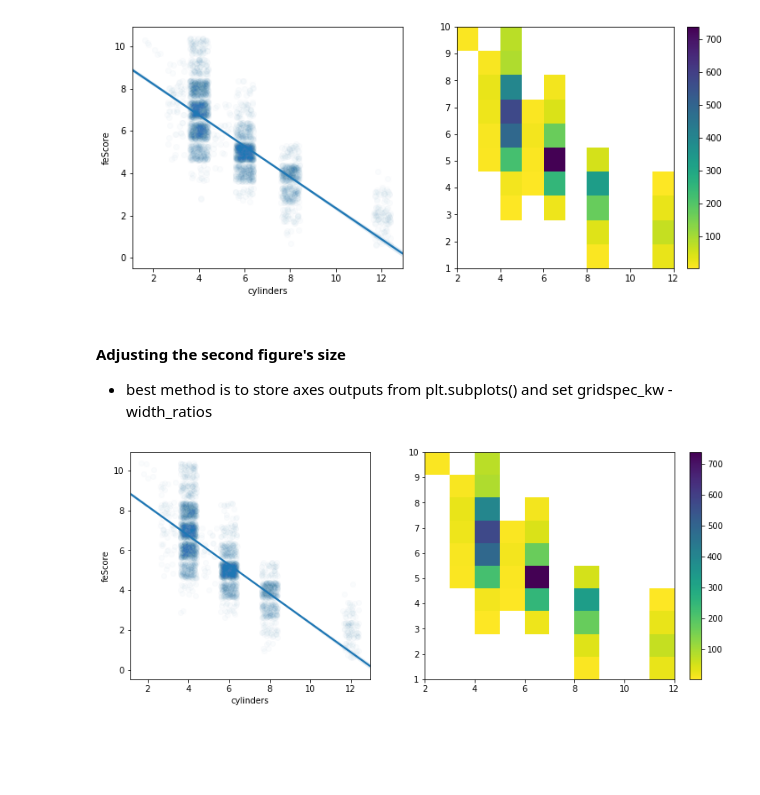
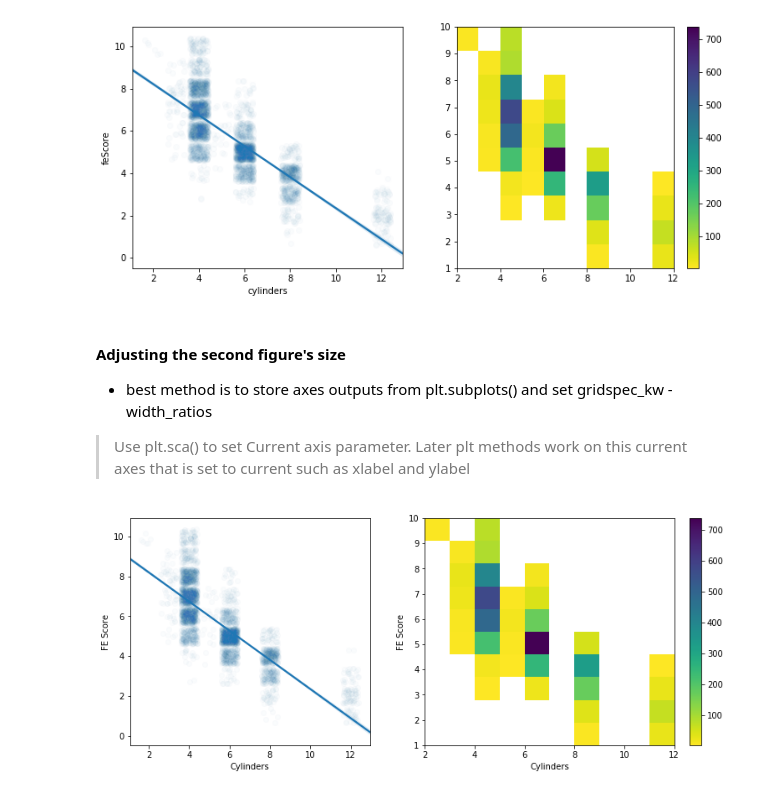
Before and after one commit to rashokanand/python_viz_matplotlib_seaborn, a Jupyter notebook: Bivariate_visualizations.ipynb, the cells around one changed output. Drawn from its saved outputs; the diff is of its cells as text; code cells hidden in the pictures; blank space fills up the shorter version.

Commit message:
docs and fix: Set correct axis titles for heatmap
Use plt.sca to set current axis

```diff
--- a/Bivariate_visualizations.ipynb
+++ b/Bivariate_visualizations.ipynb
@@ -122,12 +122,19 @@ plt.colorbar();
 # %% [markdown]
 #### Adjusting the second figure's size
 - best method is to store axes outputs from plt.subplots() and set gridspec_kw - width_ratios
+
+> Use plt.sca() to set Current axis parameter. Later plt methods work on this current axes that is set to current such as xlabel and ylabel
 # %%
 f, (a0, a1) = plt.subplots(1, 2, gridspec_kw={'width_ratios': [ 1,1.3]},figsize=(13,5))
 sb.regplot(data = car_df,x='cylinders',y='feScore',x_jitter=0.4,y_jitter=0.4,scatter_kws={'alpha':0.02},ax=a0)
+plt.sca(a0)
+plt.xlabel('Cylinders')
+plt.ylabel('FE Score')
 
-
+plt.sca(a1)
+plt.xlabel('Cylinders')
+plt.ylabel('FE Score')
 p = a1.hist2d(data = car_df,x='cylinders',y='feScore',cmap='viridis_r',cmin=1);
 plt.colorbar(p[3]);
 # %% [output]
-[figure, old version]
+[figure, new version]
```
